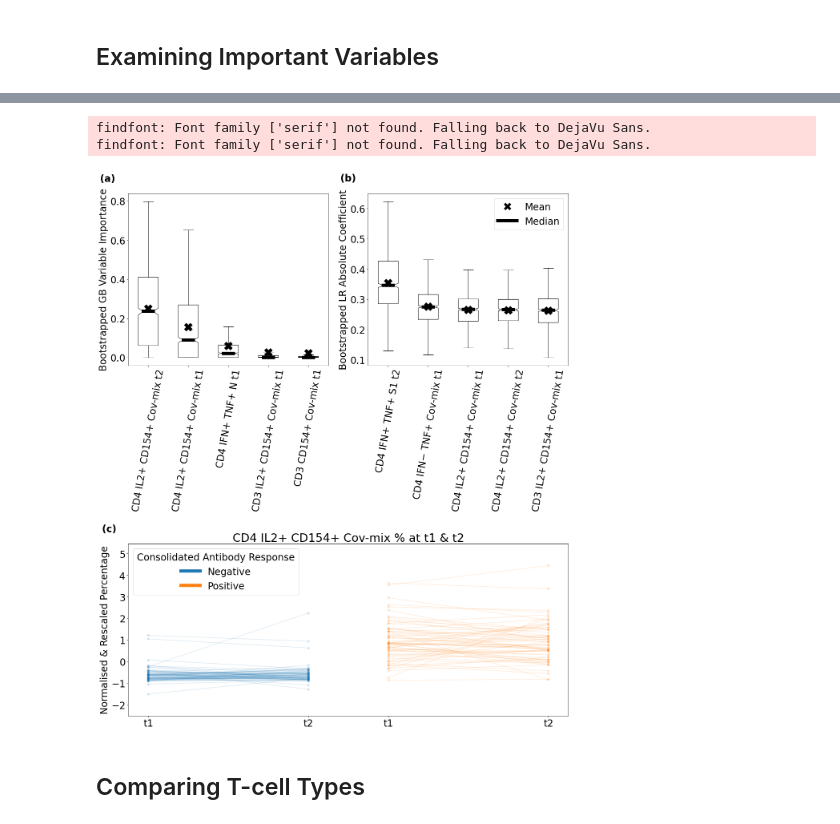
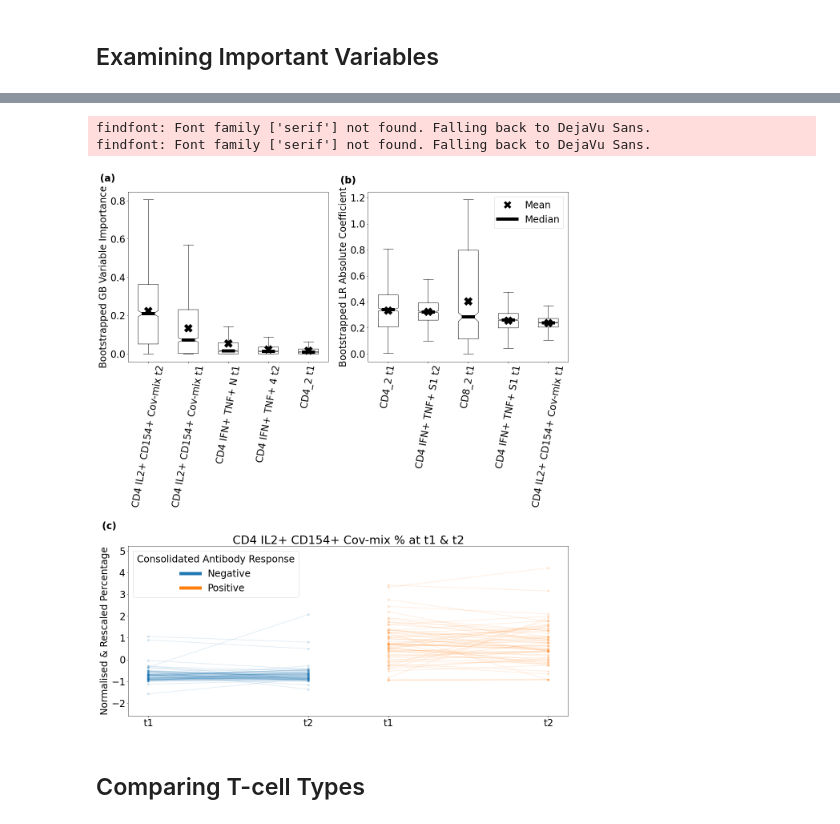
Before and after one commit to i6092467/t-cells-response-sars-cov-2, a Jupyter notebook: final_analysis.ipynb, the cells around one changed output, grey strips where cells are left out. Drawn from its saved outputs; the diff is of its cells as text; code cells hidden in the pictures.

```diff
--- a/final_analysis.ipynb
+++ b/final_analysis.ipynb
@@ -70,21 +89,8 @@ consolidated_response_S11 = np.logical_and(df_included['RB50_IgG_S11'].values >=
                                       np.logical_or(df_included['S150_IgG_S11'].values >= 20,
                                                     df_included['S250_IgG_S11'].values >= 5.0)))
 consolidated_response_ = np.logical_or(consolidated_response_S10, consolidated_response_S11)
-
-# TODO: need to drop RBD-only patients, will do this after cleaning up csvs and excel sheets
-RBn_only_S10 = np.logical_and(df_included['RB50_IgG_S10'].values >= 50,
-                        np.logical_not(np.logical_or(df_included['NP50_IgG_S10'].values >= 5.0,
-                                      np.logical_or(df_included['S150_IgG_S10'].values >=20,
-                                                    df_included['S250_IgG_S10'].values >= 5.0))))
-RBn_only_S11 = np.logical_and(df_included['RB50_IgG_S11'].values >= 50,
-                        np.logical_not(np.logical_or(df_included['NP50_IgG_S11'].values >= 5.0,
-                                      np.logical_or(df_included['S150_IgG_S11'].values >= 20,
-                                                    df_included['S250_IgG_S11'].values >= 5.0))))
-RBn_only = np.logical_and(RBn_only_S10, RBn_only_S11)
-
 consolidated_response = np.copy(consolidated_response_).astype('U32')
 consolidated_response[consolidated_response_] = 'positive'
 consolidated_response[np.logical_not(consolidated_response_)] = 'negative'
-consolidated_response[RBn_only] = 'borderline'
 # %%
 # Frequencies & percentages of different response categories
@@ -556,10 +682,10 @@ ax = [ax1, ax2, ax3]
 
 
 # XGBoost importances
-mean_feature_importances_p = np.mean(feature_importances_p, axis=0)
+med_feature_importances_p = np.median(feature_importances_p, axis=0)
 feature_importance_sd_p = np.std(feature_importances_p, axis=1)
-top_features_p = feature_names_p[mean_feature_importances_p.argsort()[-5:][::-1]]
-top_importances_p = feature_importances_p[:, mean_feature_importances_p.argsort()[-5:][::-1]]
+top_features_p = feature_names_p[med_feature_importances_p.argsort()[-5:][::-1]]
+top_importances_p = feature_importances_p[:, med_feature_importances_p.argsort()[-5:][::-1]]
 
 top_features_p = [s.replace('.', ' ').replace('_S10', ' t1').replace('_S11', ' t2').replace(
     '_perc', '').replace('_pos_', '+ ').replace(' 2 ', ' Cov-mix ').replace(
@@ -586,10 +712,10 @@ ax[1].legend(loc='upper right', handles=legend_elements)
 
 
 # LR importances
-mean_feature_importances_p_lr = np.mean(feature_importances_p_lr, axis=0)
+med_feature_importances_p_lr = np.median(feature_importances_p_lr, axis=0)
 feature_importance_sd_p_lr = np.std(feature_importances_p_lr, axis=1)
-top_features_p_lr = feature_names_p[mean_feature_importances_p_lr.argsort()[-5:][::-1]]
-top_importances_p_lr = feature_importances_p_lr[:, mean_feature_importances_p_lr.argsort()[-5:][::-1]]
+top_features_p_lr = feature_names_p[med_feature_importances_p_lr.argsort()[-5:][::-1]]
+top_importances_p_lr = feature_importances_p_lr[:, med_feature_importances_p_lr.argsort()[-5:][::-1]]
 
 top_features_p_lr = [s.replace('.', ' ').replace('_S10', ' t1').replace('_S11', ' t2').replace(
     '_perc', '').replace('_pos_', '+ ').replace('_neg_', '− ').replace(
@@ -604,15 +730,11 @@ ax[1].tick_params(axis='x', rotation=80)
 
 # Parallel coordinate plot for CD4 IL2+ CD154+ Cov-mix
 cls = np.copy(consolidated_response)
-borderline_cases = RBn_only
-cls = cls[np.logical_not(borderline_cases)]
 cls[cls == 'positive'] = 'tab:orange'
 cls[cls == 'negative'] = 'tab:blue'
 
-x1=df_tcell_p[:, mean_feature_importances_p.argsort()[-10:][::-1]][:, 1]
-x1=x1[np.logical_not(borderline_cases)]
-x2=df_tcell_p[:, mean_feature_importances_p.argsort()[-10:][::-1]][:, 0]
-x2=x2[np.logical_not(borderline_cases)]
+x1=df_tcell_p[:, med_feature_importances_p.argsort()[-10:][::-1]][:, 1]
+x2=df_tcell_p[:, med_feature_importances_p.argsort()[-10:][::-1]][:, 0]
 tick1='t1'
 tick2='t2'
 colors=cls
@@ -623,35 +745,35 @@ ticks_x = []
 for c in np.unique(colors):
     label_c = labels[c]
     x1_c = x1[colors == c]
     x2_c = x2[colors == c]
     ax[2].scatter(np.ones_like(x1_c) * cnt, x1_c, c=c, label=label_c, s=25, alpha=0.15)
     ax[2].scatter(np.ones_like(x2_c) * (cnt + 1), x2_c, c=c, s=25, alpha=0.15)
     for i in range(len(x1_c)):
         ax[2].plot([cnt, cnt + 1], [x1_c[i], x2_c[i]], c=c, alpha=0.15)
     ticks_x.append(cnt)
     ticks_x.append(cnt + 1)
     cnt = cnt + 1.5
 ax[2].set_ylim([min(np.min(x1), np.min(x2)) - 1, max(np.max(x1), np.max(x2)) + 1])
 ax[2].set_xticks(ticks=ticks_x)
 ax[2].set_xticklabels(labels=[tick1, tick2] * len(np.unique(colors)))
 ax[2].set_ylabel("Normalised & Rescaled Percentage")
 legend_elements = [Line2D([0], [0], color='tab:blue', lw=8, label='Negative'),
                   Line2D([0], [0], color='tab:orange', lw=8, label='Positive')]
 ax[2].legend(loc='upper left', handles=legend_elements, title='Consolidated Antibody Response')
 ax[2].set_title('CD4 IL2+ CD154+ Cov-mix % at t1 & t2')
 
 ax[0].text(-1.2, 0.9, '(a)', weight='bold')
-ax[1].text(-1.2, 0.69, '(b)', weight='bold')
+ax[1].text(-1.2, 1.31, '(b)', weight='bold')
 ax[2].text(0.71, 6, '(c)', weight='bold')
 
 plt.tight_layout()
 
 
 plt.savefig(fname="figures/xgb_varimp_cons.png", dpi=300, bbox_inches='tight')
 # %% [output]
 findfont: Font family ['serif'] not found. Falling back to DejaVu Sans.
 findfont: Font family ['serif'] not found. Falling back to DejaVu Sans.
-[figure, old version]
+[figure, new version]
 # %% [markdown]
 ## Comparing T-cell Types
 # %% [markdown]
```
Also changed, not shown: parts of 84 cells of this notebook, 4 other files.
